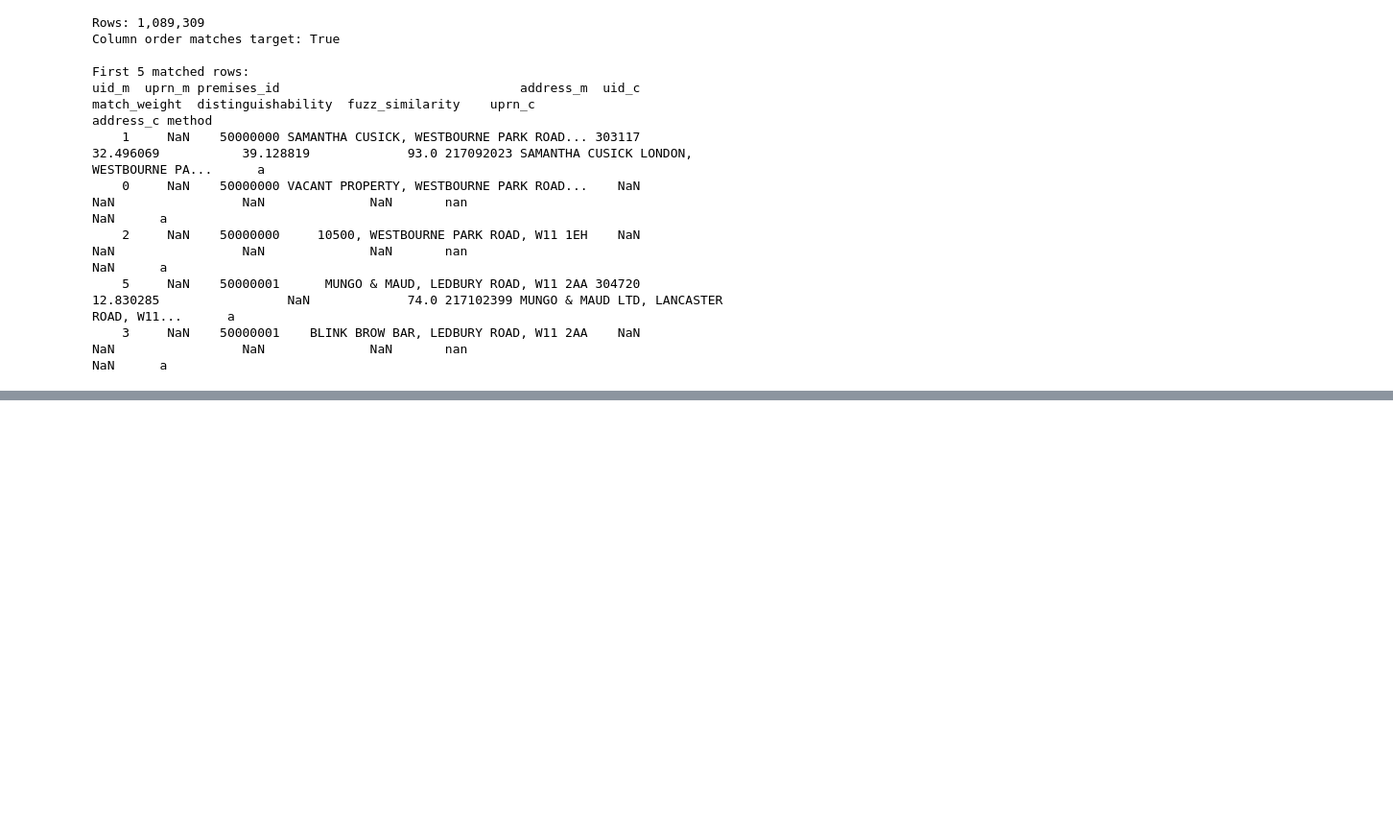
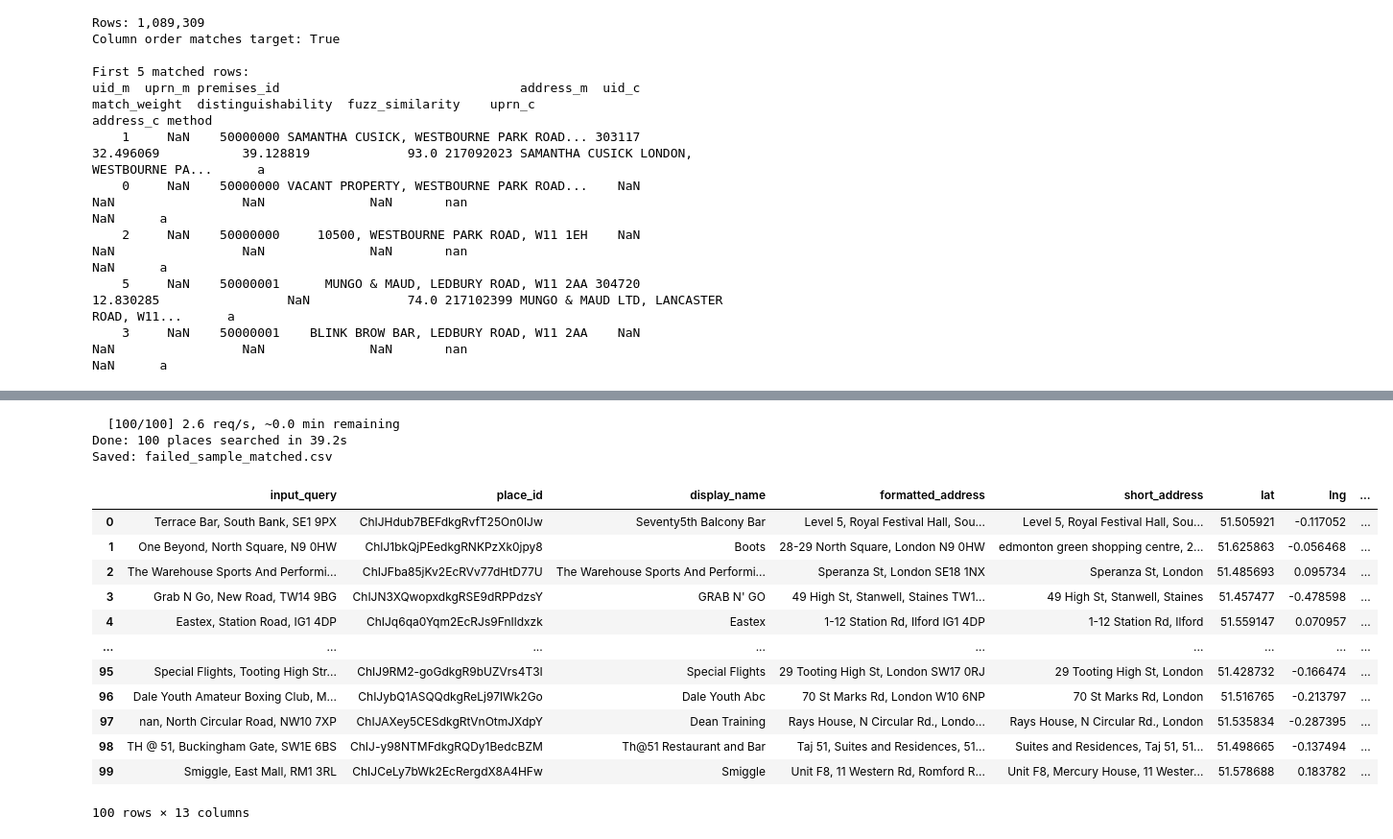
Before and after one commit to Greater-London-Authority/UKAM, a Jupyter notebook: glaam_exp2_matching.ipynb, the cells around one changed output, grey strips where cells are left out. Shown at 96% size. Saved outputs shown, nothing was run; the diff lists cells and outputs as text; code cells hidden in the pictures; blank space fills up the shorter version.

```diff
--- a/glaam_exp2_matching.ipynb
+++ b/glaam_exp2_matching.ipynb
@@ -446,0 +666,32 @@ uid_m  uprn_m premises_id                                address_m  uid_c  match
+# %%
+import numpy as np
+
+tf_lookup = dict(zip(tf_df['token'], tf_df['rel_freq']))
+
+# One row per premises with the raw address
+messy = ldc_raw[['premises_id', 'address']].drop_duplicates(subset='premises_id').copy()
+messy['premises_id'] = messy['premises_id'].astype(str)
+
+# Tokenize: uppercase, strip punctuation, split on spaces/commas
+messy['tokens'] = (
+    messy['address']
+    .str.upper()
+    .str.replace(r"[''.,]", '', regex=True)
+    .str.split()
+)
+messy['freq_array'] = messy['tokens'].apply(
+    lambda toks: np.array([tf_lookup.get(t, np.nan) for t in toks]) if isinstance(toks, list) else np.array([])
+)
+
+
+messy['min_freq']    = messy['freq_array'].apply(lambda a: np.nanmin(a) if len(a) > 0 else np.nan)
+messy['mean_freq']   = messy['freq_array'].apply(lambda a: np.nanmean(a) if len(a) > 0 else np.nan)
+messy['median_freq'] = messy['freq_array'].apply(lambda a: np.nanmedian(a) if len(a) > 0 else np.nan)
+
+
+pd.set_option('display.max_colwidth', 60)
+print(messy[['premises_id', 'address', 'tokens', 'freq_array', 'min_freq', 'mean_freq', 'median_freq']].head(10).to_string(index=False))
+
+# # Save
+# messy.to_csv('messy_uniqueness_v2.csv', index=False)
+# print(f'\nSaved: messy_uniqueness_v2.csv ({len(messy):,} rows)')
@@ -446,0 +1039,24 @@ uid_m  uprn_m premises_id                                address_m  uid_c  match
+# %%
+fail_sample = pd.read_csv('./data/fails_sample.csv')
+# %%
+places_batch(df = fail_sample, api_key = '', orgname_col='organisationname',
+                 street_col='streetname', postcode_col='postcode',
+                 premises_id_col='premises_id',
+                 requests_per_second=45, save_every=500, output_file='failed_sample_matched.csv')
+# %% [output]
+  [100/100] 2.6 req/s, ~0.0 min remaining
+Done: 100 places searched in 39.2s
+Saved: failed_sample_matched.csv
+|  | input_query | place_id | display_name | formatted_address | short_address | lat | lng | ... |
+| 0 | Terrace Bar, South Bank, SE1 9PX | ChIJHdub7BEFdkgRvfT25On0IJw | Seventy5th Balcony Bar | Level 5, Royal Festival Hall, Sou... | Level 5, Royal Festival Hall, Sou... | 51.505921 | -0.117052 | ... |
+| 1 | One Beyond, North Square, N9 0HW | ChIJ1bkQjPEedkgRNKPzXk0jpy8 | Boots | 28-29 North Square, London N9 0HW | edmonton green shopping centre, 2... | 51.625863 | -0.056468 | ... |
+| 2 | The Warehouse Sports And Performi... | ChIJFba85jKv2EcRVv77dHtD77U | The Warehouse Sports And Performi... | Speranza St, London SE18 1NX | Speranza St, London | 51.485693 | 0.095734 | ... |
+| 3 | Grab N Go, New Road, TW14 9BG | ChIJN3XQwopxdkgRSE9dRPPdzsY | GRAB N' GO | 49 High St, Stanwell, Staines TW1... | 49 High St, Stanwell, Staines | 51.457477 | -0.478598 | ... |
+| 4 | Eastex, Station Road, IG1 4DP | ChIJq6qa0Yqm2EcRJs9FnIldxzk | Eastex | 1-12 Station Rd, Ilford IG1 4DP | 1-12 Station Rd, Ilford | 51.559147 | 0.070957 | ... |
+| ... | ... | ... | ... | ... | ... | ... | ... | ... |
+| 95 | Special Flights, Tooting High Str... | ChIJ9RM2-goGdkgR9bUZVrs4T3I | Special Flights | 29 Tooting High St, London SW17 0RJ | 29 Tooting High St, London | 51.428732 | -0.166474 | ... |
+| 96 | Dale Youth Amateur Boxing Club, M... | ChIJybQ1ASQQdkgReLj97lWk2Go | Dale Youth Abc | 70 St Marks Rd, London W10 6NP | 70 St Marks Rd, London | 51.516765 | -0.213797 | ... |
+| 97 | nan, North Circular Road, NW10 7XP | ChIJAXey5CESdkgRtVnOtmJXdpY | Dean Training | Rays House, N Circular Rd., Londo... | Rays House, N Circular Rd., London | 51.535834 | -0.287395 | ... |
+| 98 | TH @ 51, Buckingham Gate, SW1E 6BS | ChIJ-y98NTMFdkgRQDy1BedcBZM | Th@51 Restaurant and Bar | Taj 51, Suites and Residences, 51... | Suites and Residences, Taj 51, 51... | 51.498665 | -0.137494 | ... |
+| 99 | Smiggle, East Mall, RM1 3RL | ChIJCeLy7bWk2EcRergdX8A4HFw | Smiggle | Unit F8, 11 Western Rd, Romford R... | Unit F8, Mercury House, 11 Wester... | 51.578688 | 0.183782 | ... |
+100 rows × 13 columns
```
Also changed, not shown: parts of 16 cells of this notebook.
